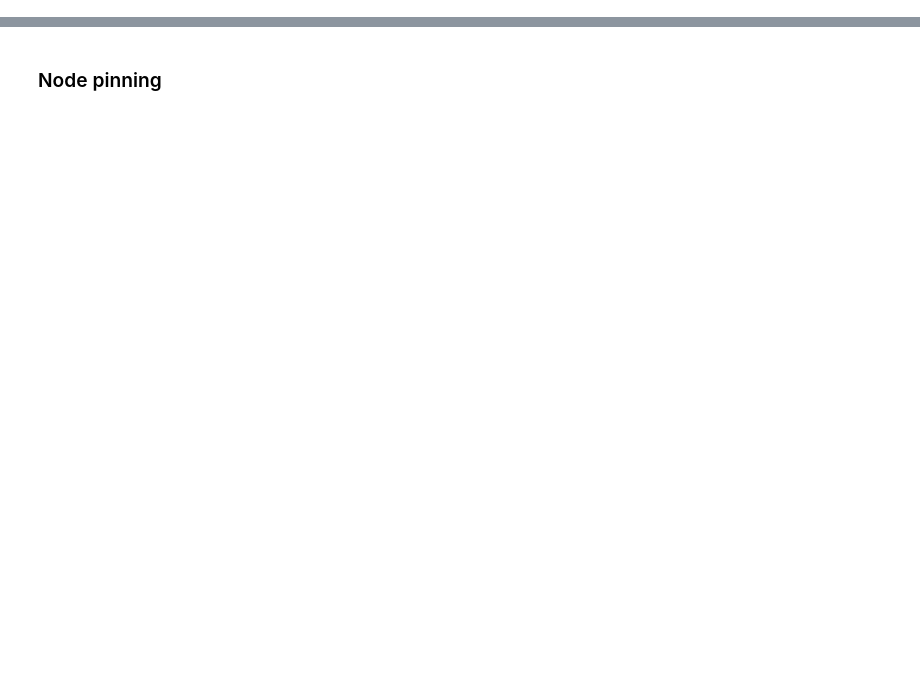
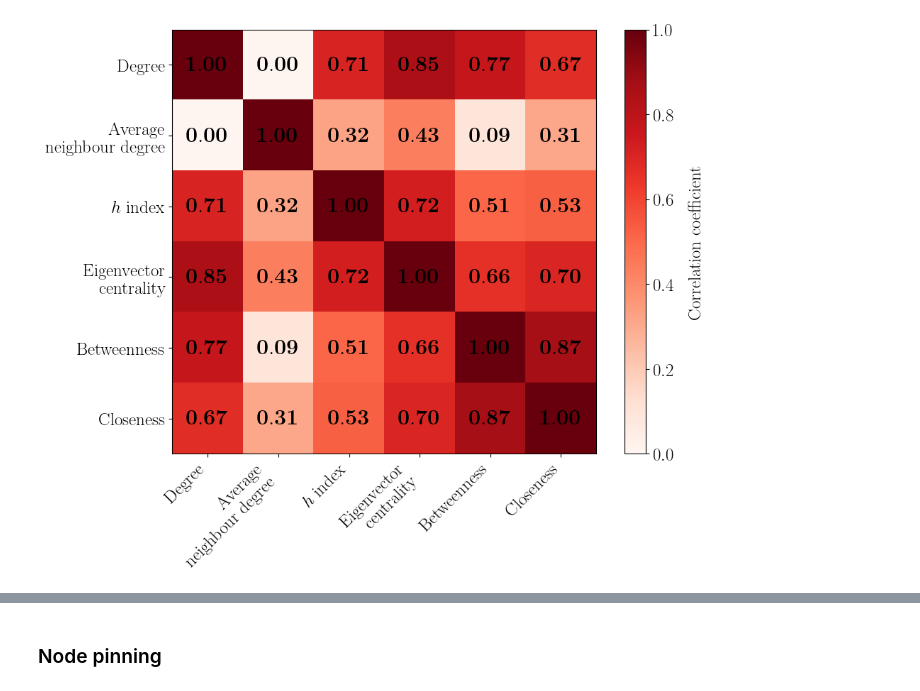
Before and after one commit to mrollier/network_automata_robustness, a Jupyter notebook: manuscript/impact_analysis-figures.ipynb, the cells around one changed output, grey strips where cells are left out. Drawn from its saved outputs; the diff is of its cells as text; code cells hidden in the pictures; blank space fills up the shorter version.

```diff
--- a/manuscript/impact_analysis-figures.ipynb
+++ b/manuscript/impact_analysis-figures.ipynb
@@ -105,0 +178,46 @@ Plot created successfully
+# %%
+# Combine all metrics into a single array
+metrics = np.column_stack([degrees, avg_neigh_degree, h_index, eigenvector, betweenness, closeness])
+metric_names = ['Degree', 'Average\nneighbour degree', r'$h$ index', 'Eigenvector\ncentrality', 'Betweenness', 'Closeness']
+
+# Calculate correlation matrix
+corr_matrix = np.corrcoef(metrics.T)
+
+# Plot correlation heatmap
+fig, ax = plt.subplots(figsize=(10, 8))
+fontsize = 18
+
+cmap = 'Reds'
+im = ax.imshow(corr_matrix, cmap=cmap, vmin=0, vmax=1)
+
+# Set ticks and labels
+ax.set_xticks(np.arange(len(metric_names)))
+ax.set_yticks(np.arange(len(metric_names)))
+ax.set_xticklabels(metric_names, rotation=45, ha='right')
+ax.set_yticklabels(metric_names)
+
+# increase fontsize of tick labels
+ax.tick_params(axis='both', which='major', labelsize=fontsize)
+
+# increase tick label size of colorbar
+cbar = plt.colorbar(im, ax=ax, label='Correlation coefficient')
+cbar.ax.tick_params(labelsize=fontsize)
+cbar.ax.yaxis.label.set_fontsize(fontsize)
+# move label to the right a bit
+# cbar.ax.yaxis.set_label_position('right')
+cbar.ax.yaxis.labelpad = 15
+
+# Add correlation values to cells
+for i in range(len(metric_names)):
+    for j in range(len(metric_names)):
+        text = ax.text(j, i, r'$\mathbf{' + f'{corr_matrix[i, j]:.2f}' + r'}$',
+                      ha="center", va="center", color="black", fontsize=fontsize+4)
+
+# plt.title('Correlation Matrix of Network Centrality Measures')
+plt.tight_layout()
+plt.savefig(figures_dir+f'correlation_matrix_centrality_measures_width{width}_degree{degree}_p{p_string}.pdf')
+plt.show()
+
+_ = gc.collect()
+# %% [output]
+[figure, added]
```
Also changed, not shown: parts of 16 cells of this notebook.
